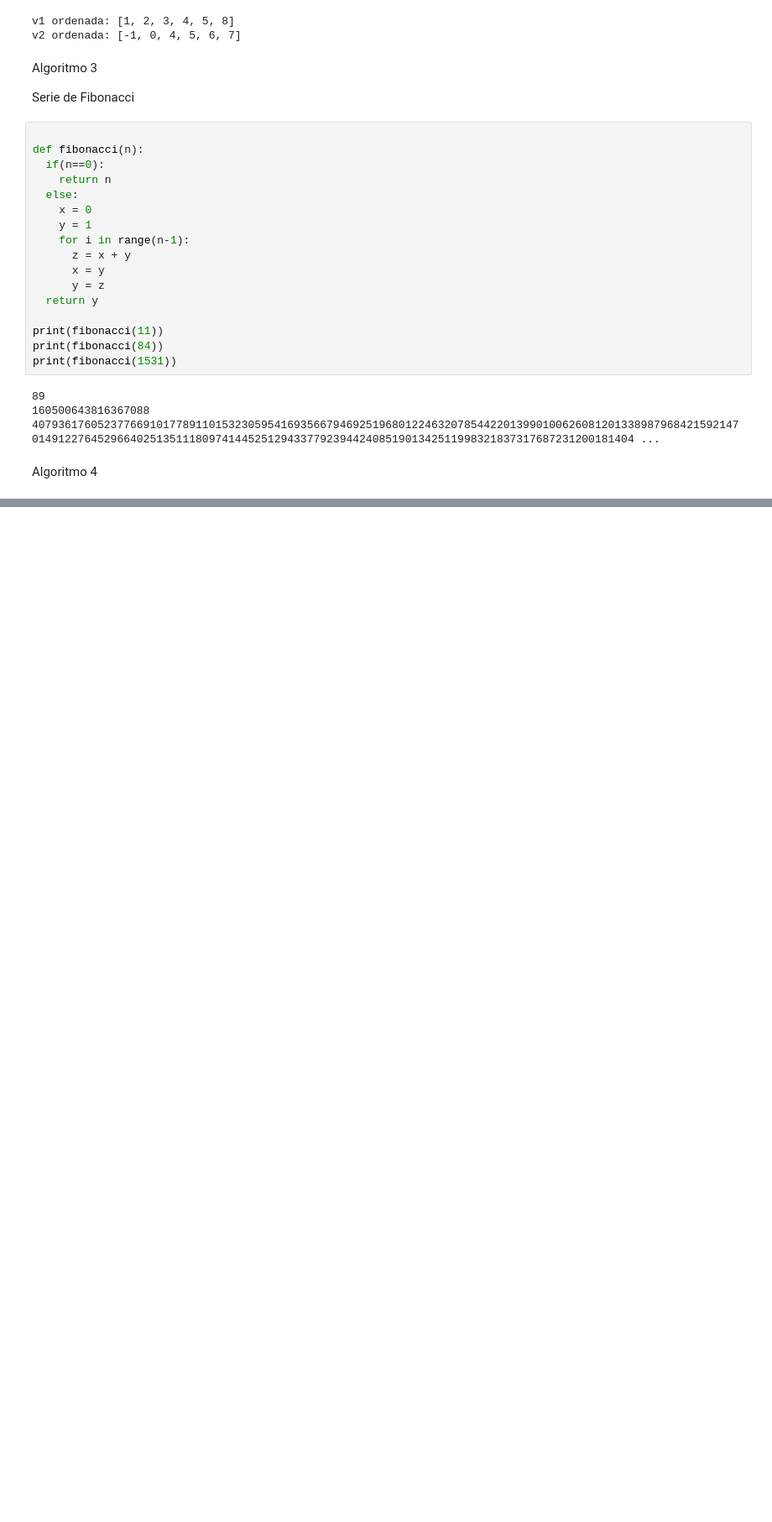
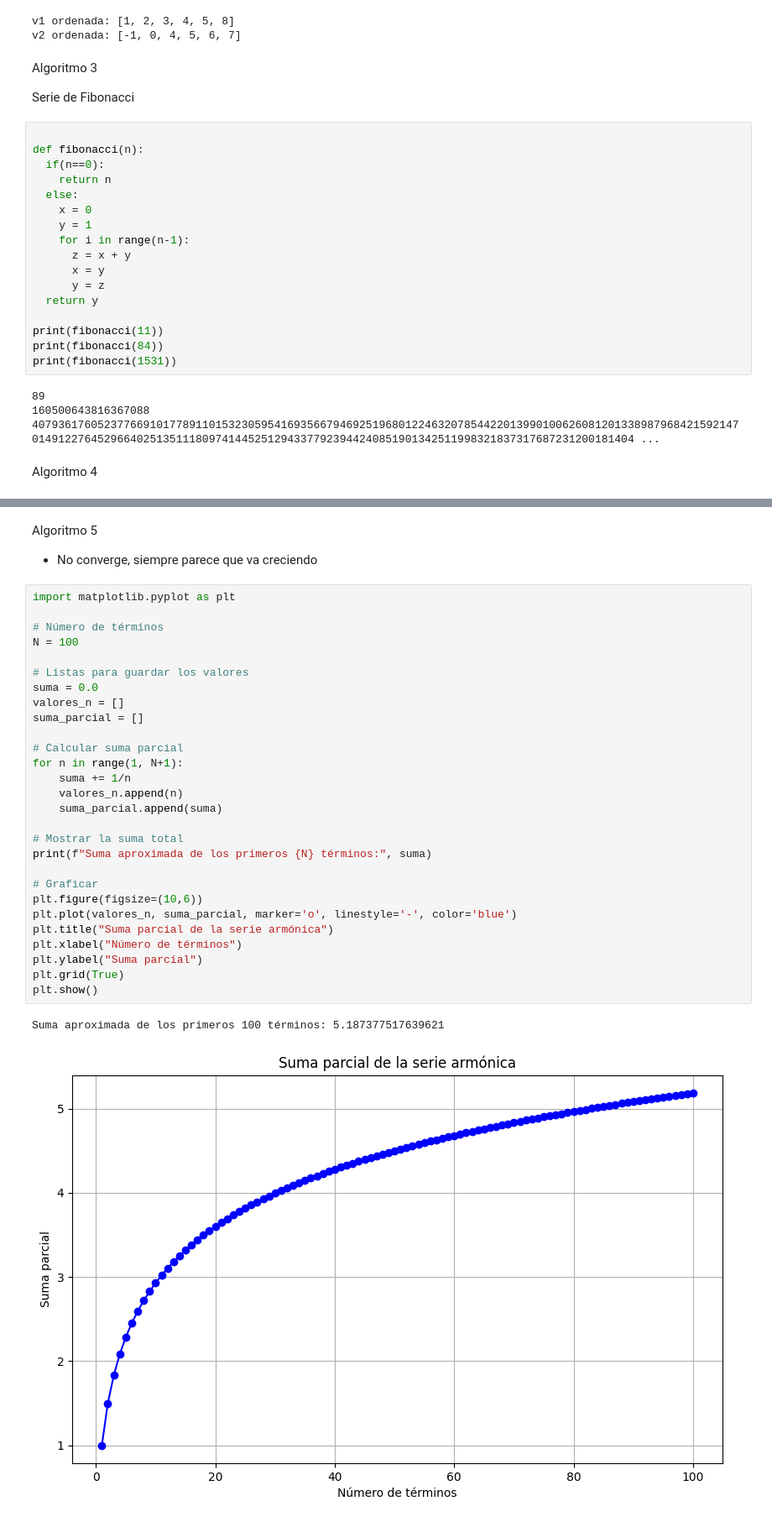
Before and after one commit to xNicki/Metodos_Numericos, a Jupyter notebook: taller_1.ipynb, the cells around one changed output, grey strips where cells are left out. Shown at 84% size. Saved outputs shown, nothing was run; the diff lists cells and outputs as text; blank space fills up the shorter version.

```diff
--- a/taller_1.ipynb
+++ b/taller_1.ipynb
@@ -109,0 +199,35 @@ v2 ordenada: [-1, 0, 4, 5, 6, 7] Comparaciones: 15
+# %% [markdown]
+Algoritmo 5
+
+* No converge, siempre parece que va creciendo
+# %%
+import matplotlib.pyplot as plt
+
+# Número de términos
+N = 100
+
+# Listas para guardar los valores
+suma = 0.0
+valores_n = []
+suma_parcial = []
+
+# Calcular suma parcial
+for n in range(1, N+1):
+    suma += 1/n
+    valores_n.append(n)
+    suma_parcial.append(suma)
+
+# Mostrar la suma total
+print(f"Suma aproximada de los primeros {N} términos:", suma)
+
+# Graficar
+plt.figure(figsize=(10,6))
+plt.plot(valores_n, suma_parcial, marker='o', linestyle='-', color='blue')
+plt.title("Suma parcial de la serie armónica")
+plt.xlabel("Número de términos")
+plt.ylabel("Suma parcial")
+plt.grid(True)
+plt.show()
+# %% [output]
+Suma aproximada de los primeros 100 términos: 5.187377517639621
+[figure, added]
```
Also changed, not shown: parts of 3 cells of this notebook.
